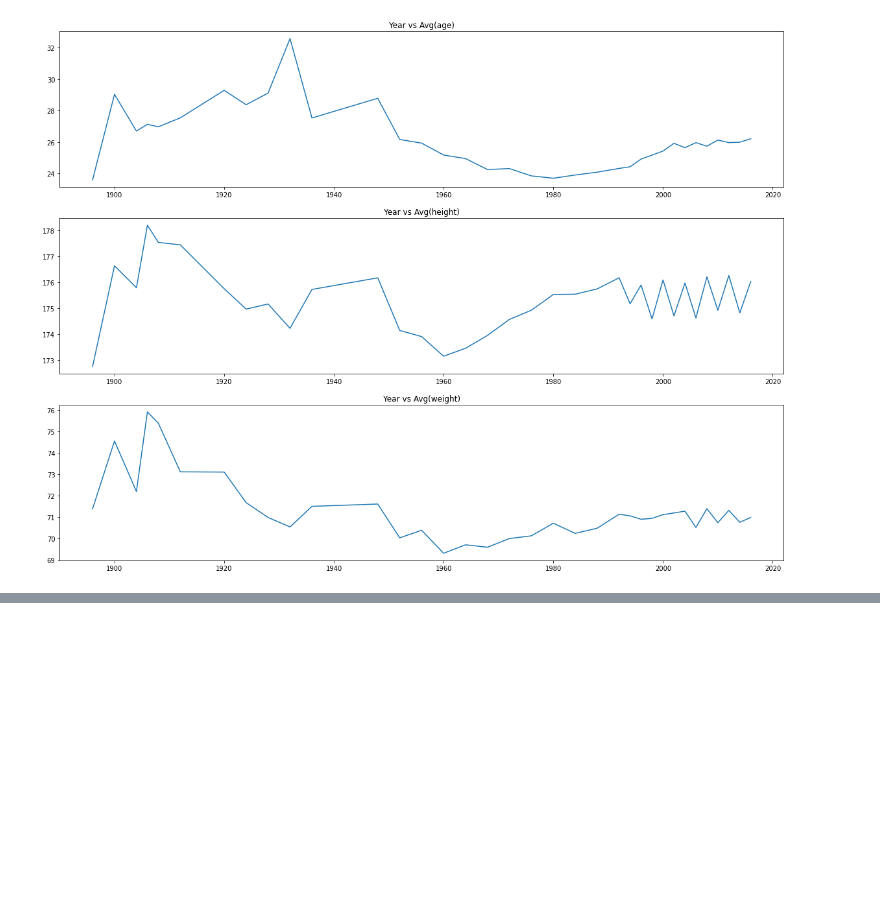
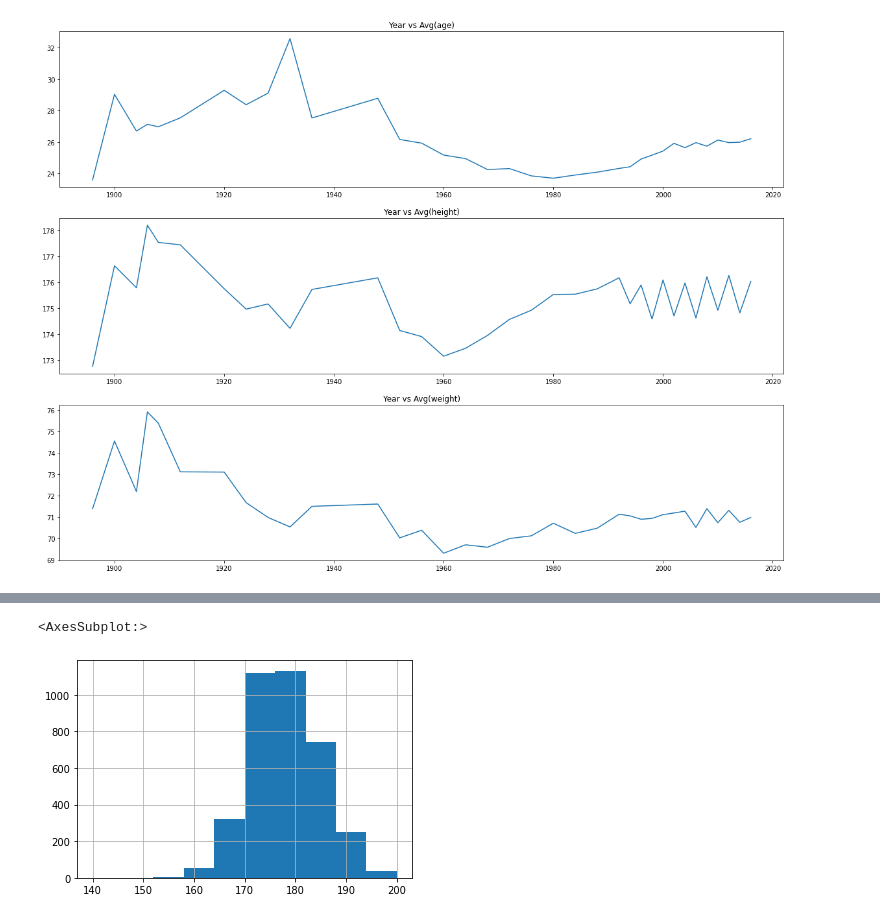
Before and after one commit to baljor3/olympics, a Jupyter notebook: capstone project.ipynb, the cells around one changed output, grey strips where cells are left out. Saved outputs shown, nothing was run; the diff lists cells and outputs as text; code cells hidden in the pictures; blank space fills up the shorter version.

```diff
--- a/capstone project.ipynb
+++ b/capstone project.ipynb
@@ -724,0 +774,5 @@ plt.show()
+# %%
+football['Height'].hist()
+# %% [output]
+<AxesSubplot:>
+[figure, added]
```
Also changed, not shown: parts of 18 cells of this notebook.
